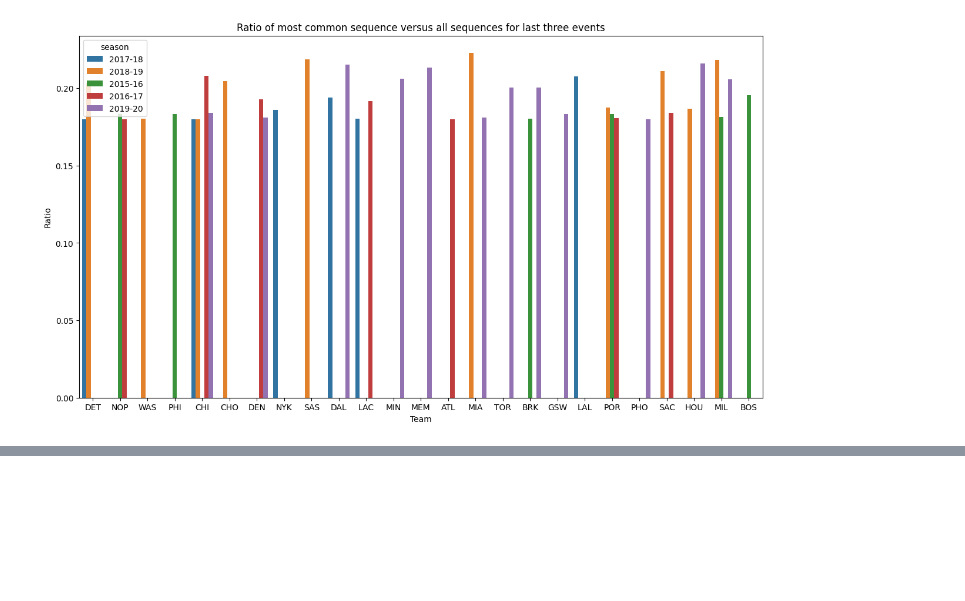
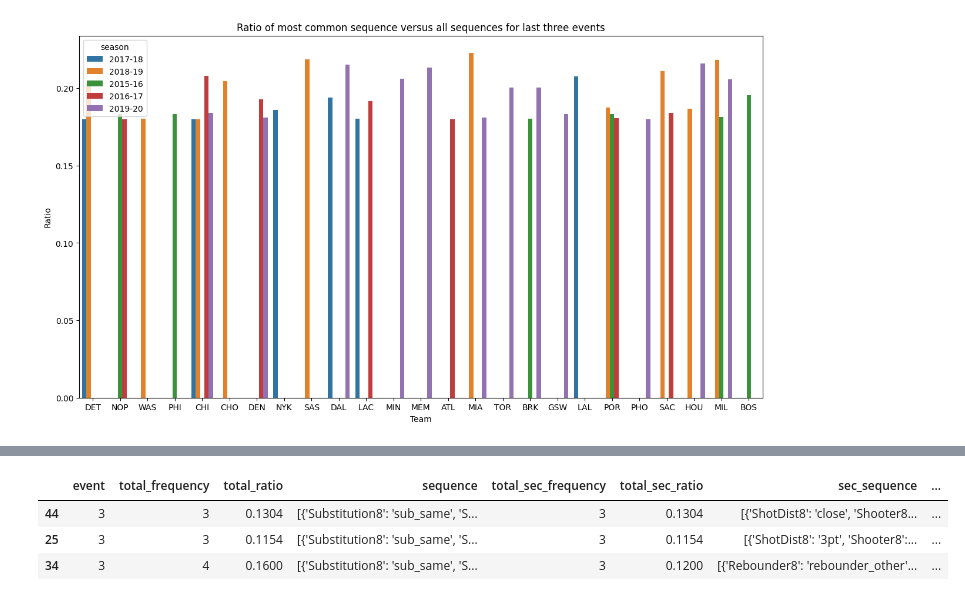
Before and after one commit to isevr/NBA_runs_prediction, a Jupyter notebook: check_queries.ipynb, the cells around one changed output, grey strips where cells are left out. Cells and saved outputs as stored; diff of their text form; code cells hidden in the pictures; blank space fills up the shorter version.

```diff
--- a/check_queries.ipynb
+++ b/check_queries.ipynb
@@ -162,0 +164,7 @@ Text(0.5, 1.0, 'Ratio of most common sequence versus all sequences for last thre
+# %%
+df[df.sequence=="[{'Substitution8': 'sub_same', 'Substitution9': 'sub_other', 'Substitution10': 'sub_other'}]"]
+# %% [output]
+|  | event | total_frequency | total_ratio | sequence | total_sec_frequency | total_sec_ratio | sec_sequence | ... |
+| 44 | 3 | 3 | 0.1304 | [{'Substitution8': 'sub_same', 'S... | 3 | 0.1304 | [{'ShotDist8': 'close', 'Shooter8... | ... |
+| 25 | 3 | 3 | 0.1154 | [{'Substitution8': 'sub_same', 'S... | 3 | 0.1154 | [{'ShotDist8': '3pt', 'Shooter8':... | ... |
+| 34 | 3 | 4 | 0.1600 | [{'Substitution8': 'sub_same', 'S... | 3 | 0.1200 | [{'Rebounder8': 'rebounder_other'... | ... |
```
Also changed, not shown: parts of 7 cells of this notebook, 2 other files.
